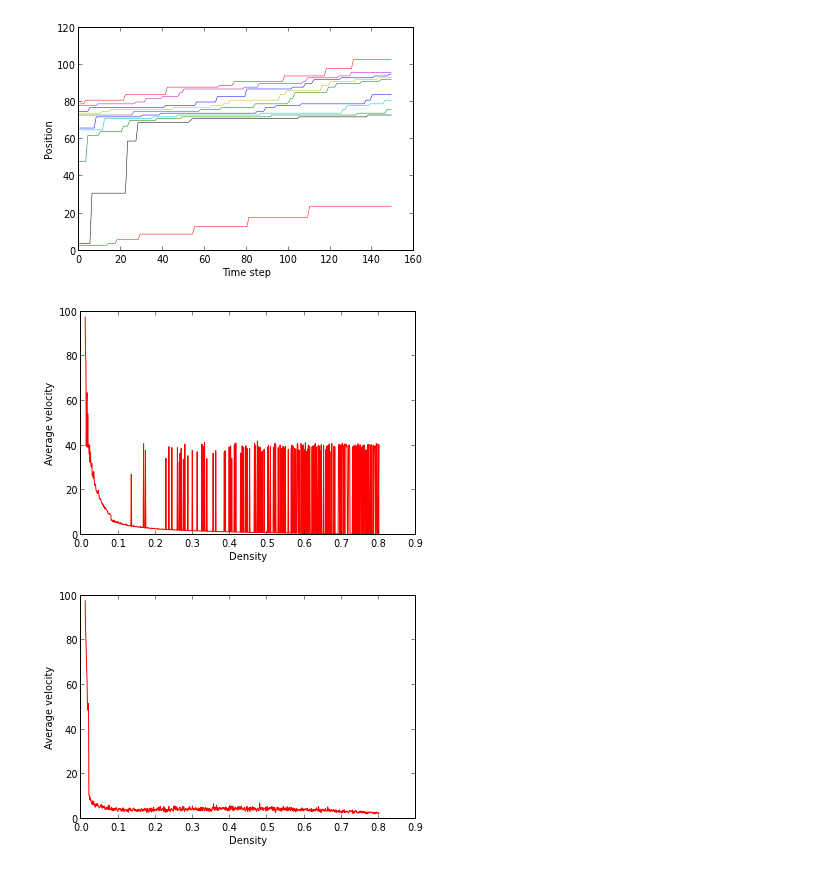
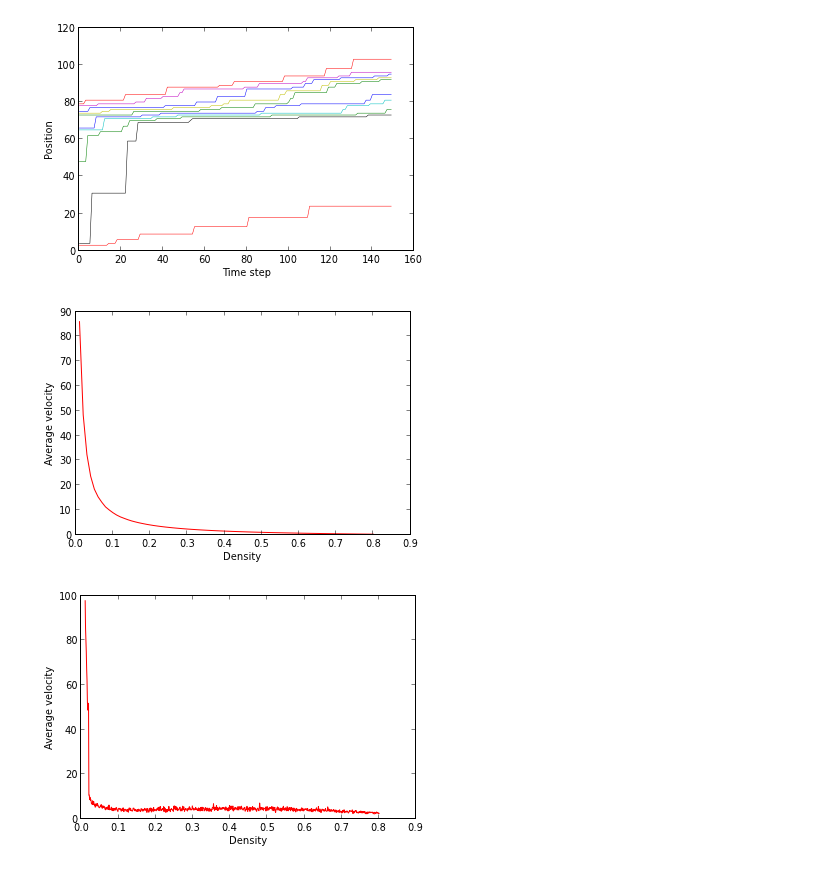
Before and after one commit to jeziegle/PHYS202-S13, a Jupyter notebook: Project/OneDimensionalTraffic.ipynb, the cells around one changed output. Cells and saved outputs as stored; diff of their text form; code cells hidden in the pictures.

```diff
--- a/Project/OneDimensionalTraffic.ipynb
+++ b/Project/OneDimensionalTraffic.ipynb
@@ -11,10 +11,10 @@ def roadInit(L,cars):
     car = 1
     loopcount = zeros(cars,int)
     while(car<=cars):
-        i = randint(0,L)
-        if road[i]==0:
-            locs[car-1]=i
-            road[i]=car
+        loc = randint(0,L)
+        if road[loc]==0:
+            locs[car-1]=loc
+            road[loc]=car
             veloc[car-1]=randint(0,L-cars)
             car+=1
     return road,veloc,locs,loopcount
@@ -47,7 +47,7 @@ def getGSTCA(road,v):
                     if road[loc2]!=0:
                         #Calucalate g by (L-1)-(loc2-loc1-1) which gives the distance from the first car to the
                         #end of the road plus the distance from the start of the road to the second car.
-                        g[road[loc1]-1]=L-loc1+loc2-2
+                        g[road[loc1]-1]=L-loc1+loc2-1
                         break
                 break
     return g
@@ -98,7 +98,7 @@ def getGASEP(road,v,loc1):
     if end:
         for loc2 in range(L):
             if road[loc2]!=0:
-                g=L-loc1+loc2-2
+                g=L-loc1+loc2-1
                 break
     return g
 
@@ -283,25 +279,25 @@ show()
 [figure]
 [figure]
 # %%
-cars = arange(1,80.1,.1)
+cars = arange(1,81,1)
 road = zeros(len(cars),int)+100
 aveavevelS = zeros(len(cars),float)
 densityarrS = zeros(len(cars),float)
 for i in range(len(cars)):
-    avevelS,densityS,currentS,posS = doSTCA(road[i],cars[i],.1,100)
+    avevelS,densityS,currentS,posS = doSTCA(road[i],cars[i],.1,300)
     aveaveveliter = sum(avevelS)/len(avevelS)
     aveavevelS[i] = aveaveveliter
     densityarrS[i] = densityS
 
 plot(densityarrS,aveavevelS,'r-')
 xlabel("Density")
 ylabel("Average velocity")
 show()
 #This plot appears to show that average velocity exponentially decays as a function of density
 #as the density approaches 1 the cars sometimes reach a really high average velocity, which
 #might be an artifact of the simulation type
 # %% [output]
-[figure, old version]
+[figure, new version]
 # %%
 cars = arange(1,80.1,.1)
 road = zeros(len(cars),int)+100
```
Also changed, not shown: parts of 3 cells of this notebook.
